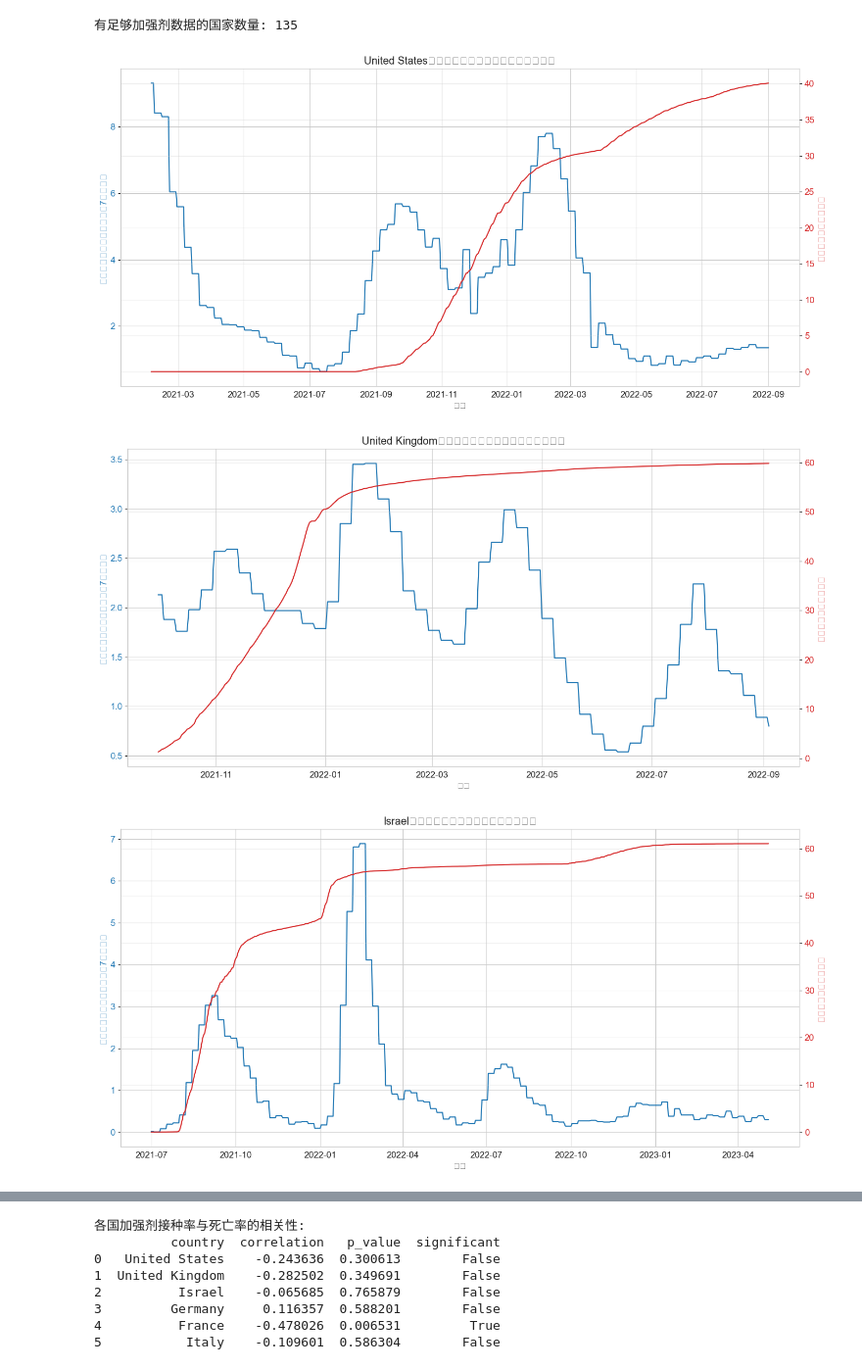
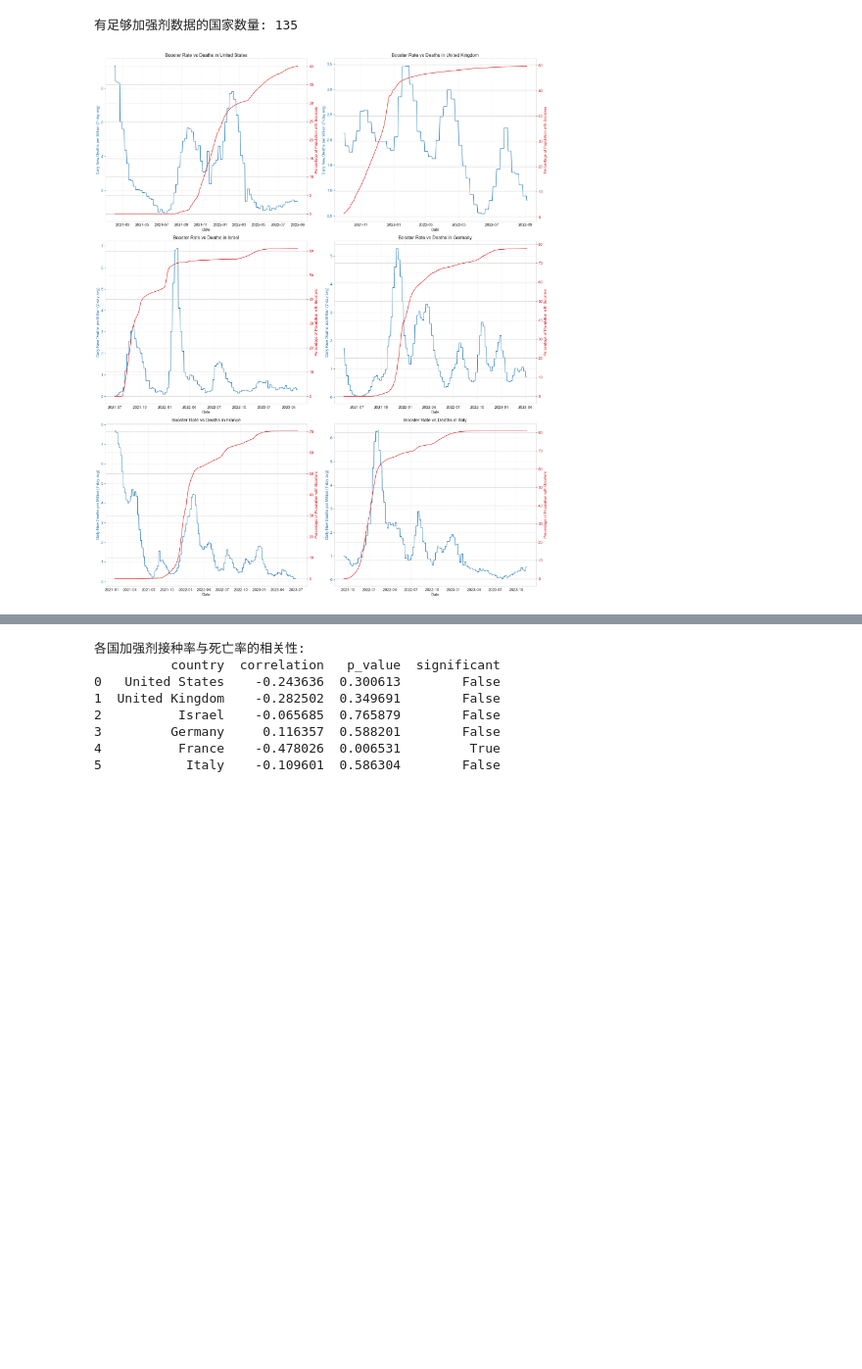
Before and after one commit to bkmashiro/DSP-report, a Jupyter notebook: covid_analysis_2_vaccination.ipynb, the cells around one changed output, grey strips where cells are left out. Shown at 98% size. Saved outputs shown, nothing was run; the diff lists cells and outputs as text; code cells hidden in the pictures; blank space fills up the shorter version.

```diff
--- a/covid_analysis_2_vaccination.ipynb
+++ b/covid_analysis_2_vaccination.ipynb
@@ -390,38 +399,38 @@ booster_df = vaccine_df[vaccine_df['location'].isin(countries_with_booster_data)
 booster_countries = ['United States', 'United Kingdom', 'Israel', 'Germany', 'France', 'Italy']
 booster_focus_df = booster_df[booster_df['location'].isin(booster_countries)].copy()
 # %%
-# 绘制加强剂接种率和死亡率的时间序列对比
-for country in booster_countries:
+# Create a single figure with subplots for all countries
+fig, axes = plt.subplots(3, 2, figsize=(20, 24))
+axes = axes.ravel()
+
+for idx, country in enumerate(booster_countries):
     country_data = booster_focus_df[booster_focus_df['location'] == country].copy()
 
-    # 仅使用有加强剂数据的时间段
+    # Only use time periods with booster data
     country_data = country_data[country_data['total_boosters_per_hundred'].notnull()]
 
-    if len(country_data) < 10:  # 跳过数据点太少的国家
+    if len(country_data) < 10:  # Skip countries with too few data points
         continue
 
-    # 创建双y轴图表
-    fig, ax1 = plt.subplots(figsize=(14, 7))
-
-    # 绘制死亡率数据
+    # Plot mortality data
+    ax1 = axes[idx]
     color = 'tab:blue'
-    ax1.set_xlabel('日期')
-    ax1.set_ylabel('每百万人口每日新增死亡（7日平均）', color=color)
+    ax1.set_xlabel('Date')
+    ax1.set_ylabel('Daily New Deaths per Million (7-day avg)', color=color)
     ax1.plot(country_data['date'], country_data['new_deaths_smoothed_per_million'], color=color)
     ax1.tick_params(axis='y', labelcolor=color)
 
-    # 创建第二个y轴
+    # Create second y-axis
     ax2 = ax1.twinx()
     color = 'tab:red'
-    ax2.set_ylabel('加强剂接种人口百分比', color=color)
+    ax2.set_ylabel('Percentage of Population with Boosters', color=color)
     ax2.plot(country_data['date'], country_data['total_boosters_per_hundred'], color=color)
     ax2.tick_params(axis='y', labelcolor=color)
 
-    plt.title(f'{country}的加强剂接种率与每日新增死亡对比')
-    fig.tight_layout()
-    plt.grid(True, alpha=0.3)
-    plt.show()
+    ax1.set_title(f'Booster Rate vs Deaths in {country}')
+    ax1.grid(True, alpha=0.3)
+
+plt.tight_layout()
+plt.show()
 # %% [output]
-[figure, old version]
+[figure, new version]
-[figure, removed]
-[figure, removed]
```
Also changed, not shown: parts of 7 cells of this notebook, 14 other files.
